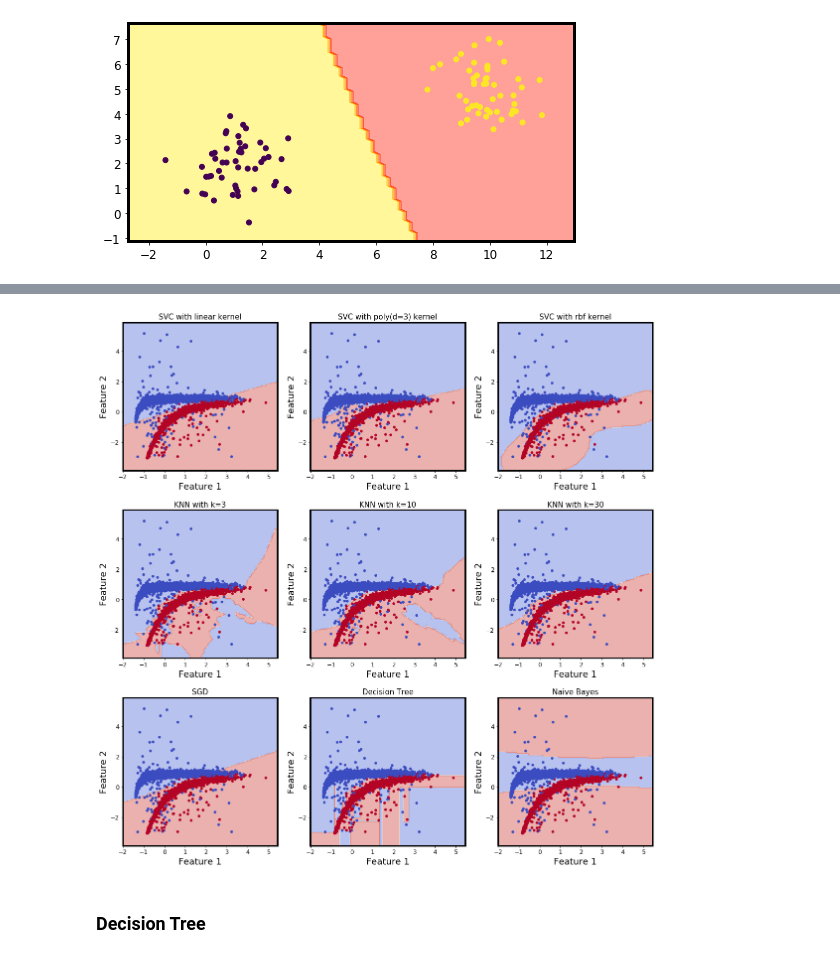
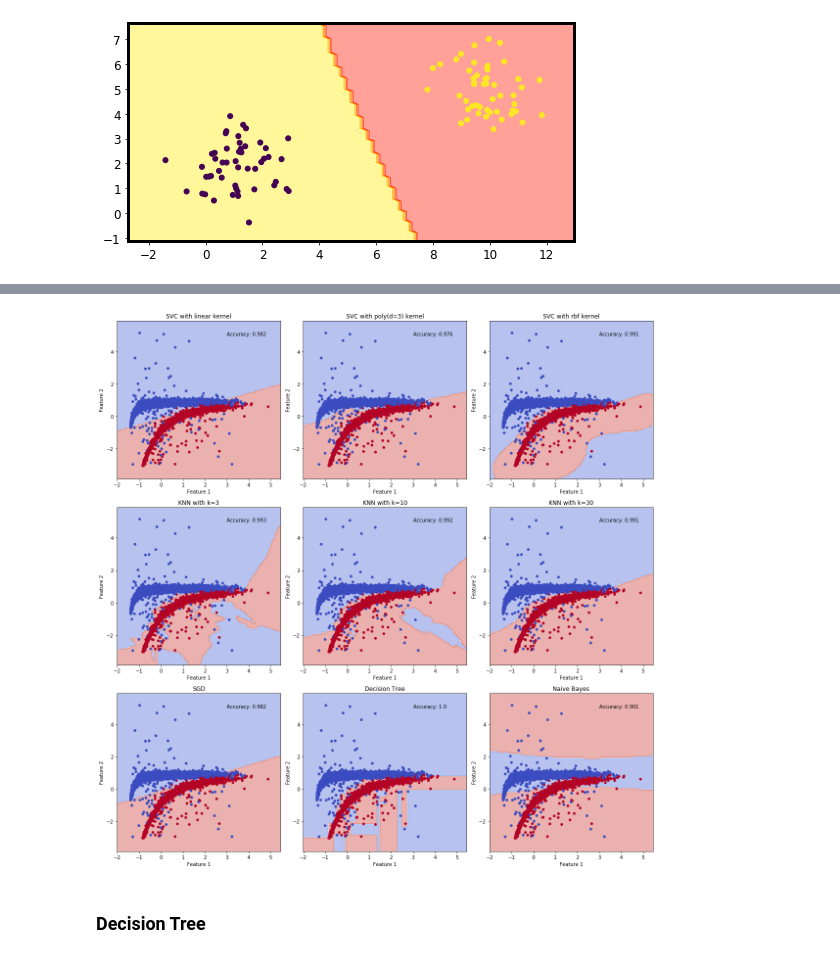
Before and after one commit to sraeisi/Machine_Learning_Physics_Winter20, a Jupyter notebook: Lec1/Reg&Clf.ipynb, the cells around one changed output, grey strips where cells are left out. Saved outputs shown, nothing was run; the diff lists cells and outputs as text; code cells hidden in the pictures.

```diff
--- a/Lec1/Reg&Clf.ipynb
+++ b/Lec1/Reg&Clf.ipynb
@@ -603,7 +606,7 @@ for clf in list(transformer_dict.keys())[:]:
 
     ax.contourf(x1_list, x2_list, Y_grid, alpha=.4, cmap=plt.cm.coolwarm)
     ax.scatter(*X.T, c=Y, cmap=plt.cm.coolwarm, s=20)
-    ax.text(1.5, 5, f'Accuracy: {np.round( clf.score(transformer.transform(X) , Y),3)}')
+    ax.text(3, 5, f'Accuracy: {np.round( clf.score(transformer.transform(X) , Y),3)}')
 
 
 plt.tight_layout()
@@ -641,25 +645,25 @@ Wall time: 3.52 s
 # %%
 x1_list, x2_list = grid(X[:,0], X[:,1], n_points=100)
 X_grid = np.vstack([x1_list.reshape(-1),x2_list.reshape(-1)]).T
 
 
 x_label = 'Feature 1'
 y_label = 'Feature 2'
 fig = plt.figure(figsize=(16,16))
 for clf in list(clf_dict.keys())[:]:
     ax = fig.add_subplot(3, 3, list(clf_dict.keys()).index(clf)+1 , xlabel = x_label, ylabel=y_label, title = clf)
     clf = clf_dict[clf]
 
     Y_grid = clf.predict( X_grid ).reshape(x1_list.shape )
 
     ax.contourf(x1_list, x2_list, Y_grid, alpha=.4, cmap=plt.cm.coolwarm)
     ax.scatter(*X.T, c=Y, cmap=plt.cm.coolwarm, s=20)
-
+    ax.text(3, 5, f'Accuracy: {np.round( clf.score( X , Y),3)}')
 
 plt.tight_layout()
 plt.show()
 # %% [output]
-[figure, old version]
+[figure, new version]
 # %% [markdown]
 ### Decision Tree
 # %%
```
Also changed, not shown: parts of 9 cells of this notebook.
